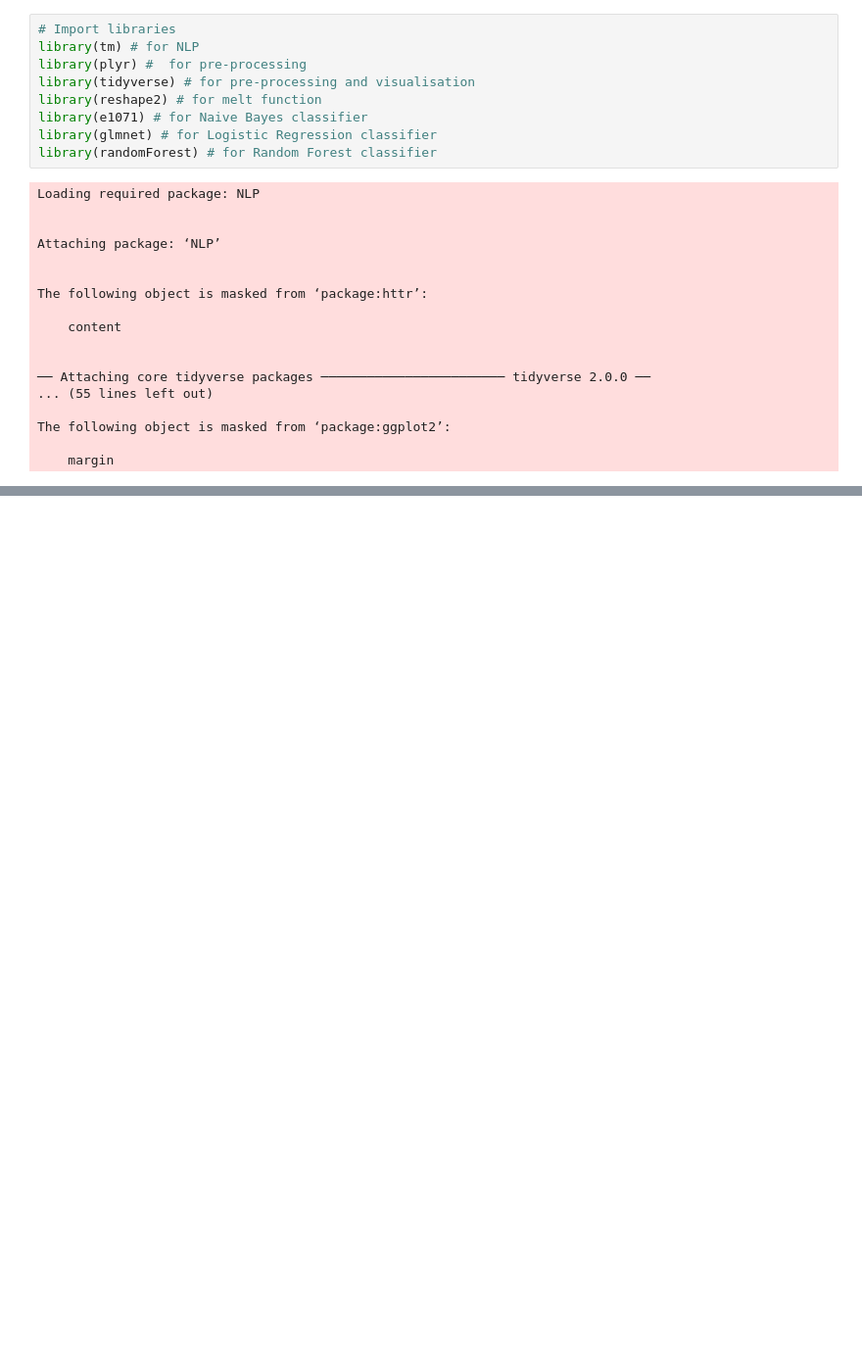
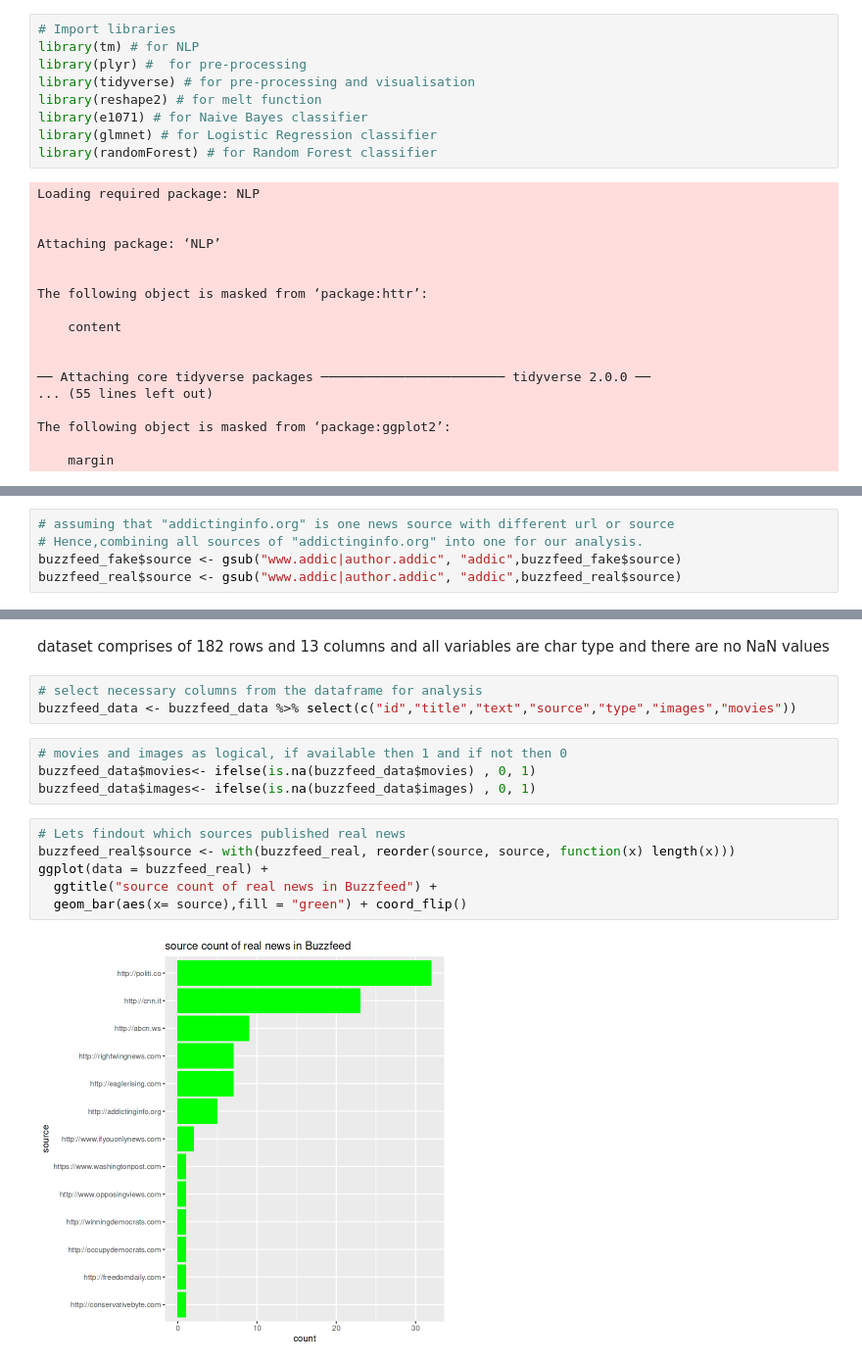
Before and after one commit to ram-polisetti/DataScience, a Jupyter notebook: fake-news-detection-on-buzzfeed-articles.ipynb, the cells around one changed output, grey strips where cells are left out. Shown at 98% size. Cells and saved outputs as stored; diff of their text form; blank space fills up the shorter version.

Commit message:
Kaggle Notebook | Fake News Detection on Buzzfeed Articles | Version 5

```diff
--- a/fake-news-detection-on-buzzfeed-articles.ipynb
+++ b/fake-news-detection-on-buzzfeed-articles.ipynb
@@ -66,0 +92,5 @@ A tibble: 6 × 12
+# %%
+# assuming that "addictinginfo.org" is one news source with different url or source
+# Hence,combining all sources of "addictinginfo.org" into one for our analysis.
+buzzfeed_fake$source <- gsub("www.addic|author.addic", "addic",buzzfeed_fake$source)
+buzzfeed_real$source <- gsub("www.addic|author.addic", "addic",buzzfeed_real$source)
@@ -66,0 +148,17 @@ A tibble: 6 × 12
+# %% [markdown]
+dataset comprises of 182 rows and 13 columns and all variables are char type and there are no NaN values
+# %%
+# select necessary columns from the dataframe for analysis
+buzzfeed_data <- buzzfeed_data %>% select(c("id","title","text","source","type","images","movies"))
+# %%
+# movies and images as logical, if available then 1 and if not then 0
+buzzfeed_data$movies<- ifelse(is.na(buzzfeed_data$movies) , 0, 1)
+buzzfeed_data$images<- ifelse(is.na(buzzfeed_data$images) , 0, 1)
+# %%
+# Lets findout which sources published real news
+buzzfeed_real$source <- with(buzzfeed_real, reorder(source, source, function(x) length(x)))
+ggplot(data = buzzfeed_real) +
+  ggtitle("source count of real news in Buzzfeed") +
+  geom_bar(aes(x= source),fill = "green") + coord_flip()
+# %% [output]
+[figure, added]
```
Also changed, not shown: parts of 8 cells of this notebook.
